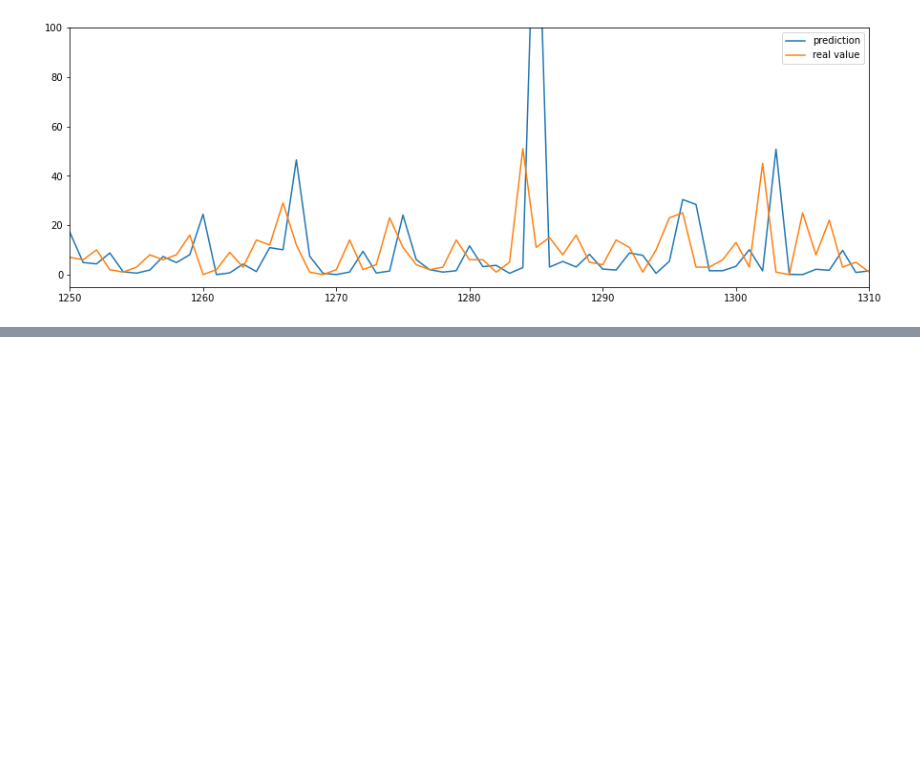
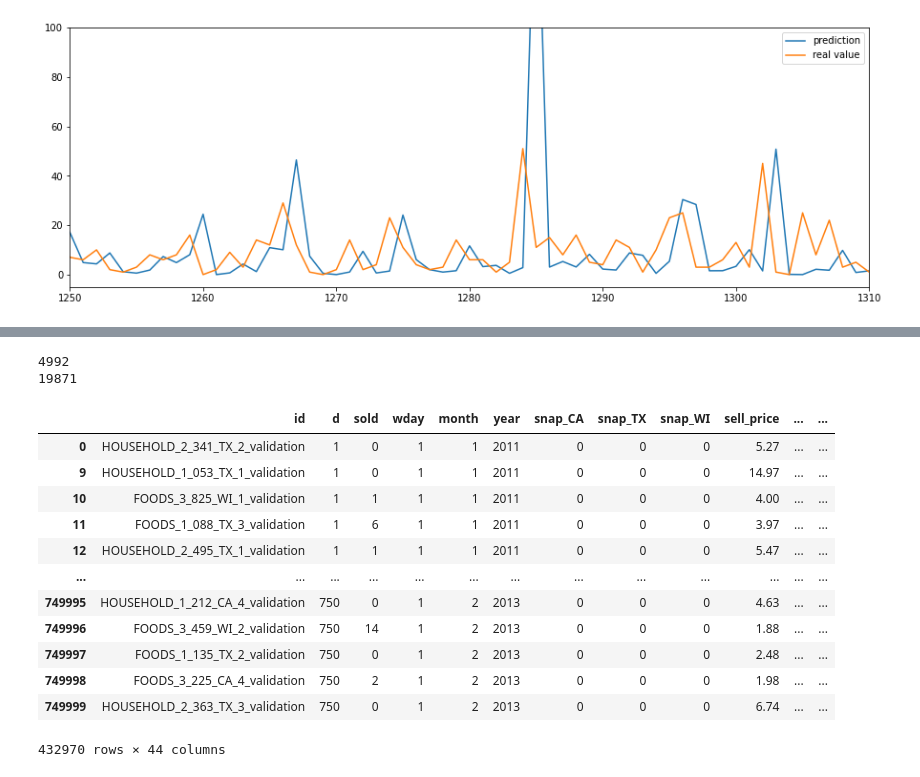
Before and after one commit to kanitjompuk40/GroupWork, a Jupyter notebook: AML/DataAnalysis.ipynb, the cells around one changed output, grey strips where cells are left out. Cells and saved outputs as stored; diff of their text form; code cells hidden in the pictures; blank space fills up the shorter version.

Commit message:
DiegoDataAnalysis

```diff
--- a/AML/DataAnalysis.ipynb
+++ b/AML/DataAnalysis.ipynb
@@ -180,0 +185,8 @@ plt.legend()
+# %%
+#Load in the raw data
+calendar_df = hf.load_calendar_data()
+prices_df = hf.load_sell_price_data()
+sales_df = hf.load_sales_train_validation_data()
+# %%
+#Clean the raw data
+df = hf.rawToClean(sales_df, calendar_df, prices_df, days=750, items=1000, dropNAPrices=True)
@@ -180,0 +207,25 @@ plt.legend()
+# %%
+df = hf.rollingMeanDemandFeature(df, windowSize=7, shift=1) #Mean of previous week
+df = hf.rollingMeanDemandFeature(df, windowSize=28, shift=1) #Mean of previous 28 days
+# %%
+print(sum(df["rolling_mean_7_1"].isnull()))
+print(sum(df["rolling_mean_28_1"].isnull()))
+# %% [output]
+4992
+19871
+# %%
+df
+# %% [output]
+|  | id | d | sold | wday | month | year | snap_CA | snap_TX | snap_WI | sell_price | ... | ... |
+| 0 | HOUSEHOLD_2_341_TX_2_validation | 1 | 0 | 1 | 1 | 2011 | 0 | 0 | 0 | 5.27 | ... | ... |
+| 9 | HOUSEHOLD_1_053_TX_1_validation | 1 | 0 | 1 | 1 | 2011 | 0 | 0 | 0 | 14.97 | ... | ... |
+| 10 | FOODS_3_825_WI_1_validation | 1 | 1 | 1 | 1 | 2011 | 0 | 0 | 0 | 4.00 | ... | ... |
+| 11 | FOODS_1_088_TX_3_validation | 1 | 6 | 1 | 1 | 2011 | 0 | 0 | 0 | 3.97 | ... | ... |
+| 12 | HOUSEHOLD_2_495_TX_1_validation | 1 | 1 | 1 | 1 | 2011 | 0 | 0 | 0 | 5.47 | ... | ... |
+| ... | ... | ... | ... | ... | ... | ... | ... | ... | ... | ... | ... | ... |
+| 749995 | HOUSEHOLD_1_212_CA_4_validation | 750 | 0 | 1 | 2 | 2013 | 0 | 0 | 0 | 4.63 | ... | ... |
+| 749996 | FOODS_3_459_WI_2_validation | 750 | 14 | 1 | 2 | 2013 | 0 | 0 | 0 | 1.88 | ... | ... |
+| 749997 | FOODS_1_135_TX_2_validation | 750 | 0 | 1 | 2 | 2013 | 0 | 0 | 0 | 2.48 | ... | ... |
+| 749998 | FOODS_3_225_CA_4_validation | 750 | 2 | 1 | 2 | 2013 | 0 | 0 | 0 | 1.98 | ... | ... |
+| 749999 | HOUSEHOLD_2_363_TX_3_validation | 750 | 0 | 1 | 2 | 2013 | 0 | 0 | 0 | 6.74 | ... | ... |
+432970 rows × 44 columns
```
Also changed, not shown: parts of 9 cells of this notebook.
